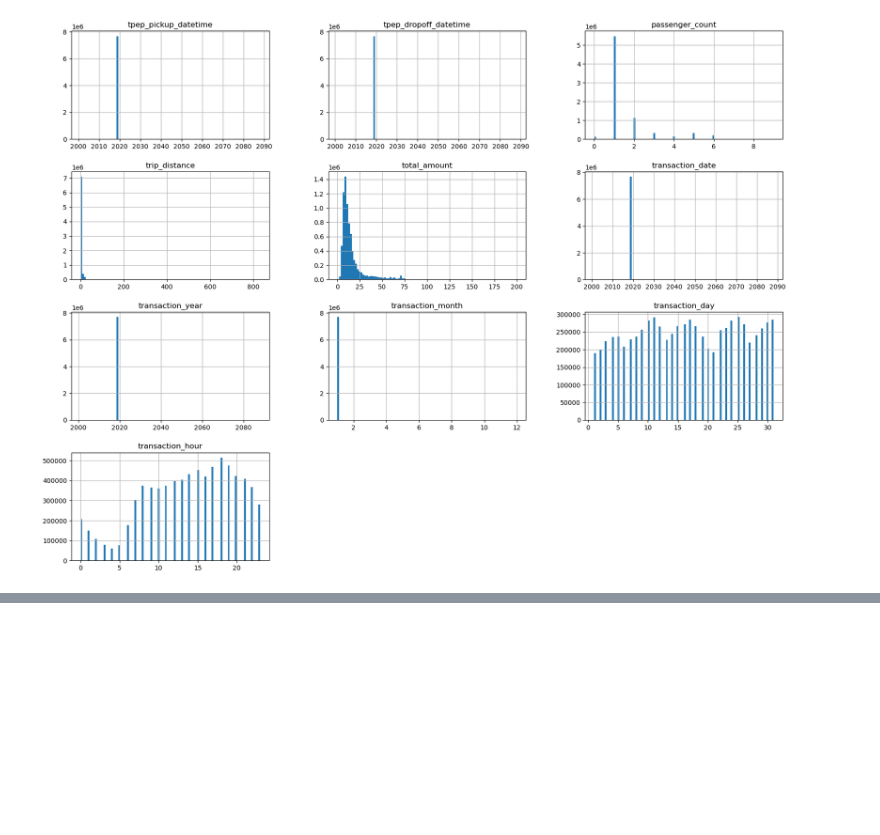
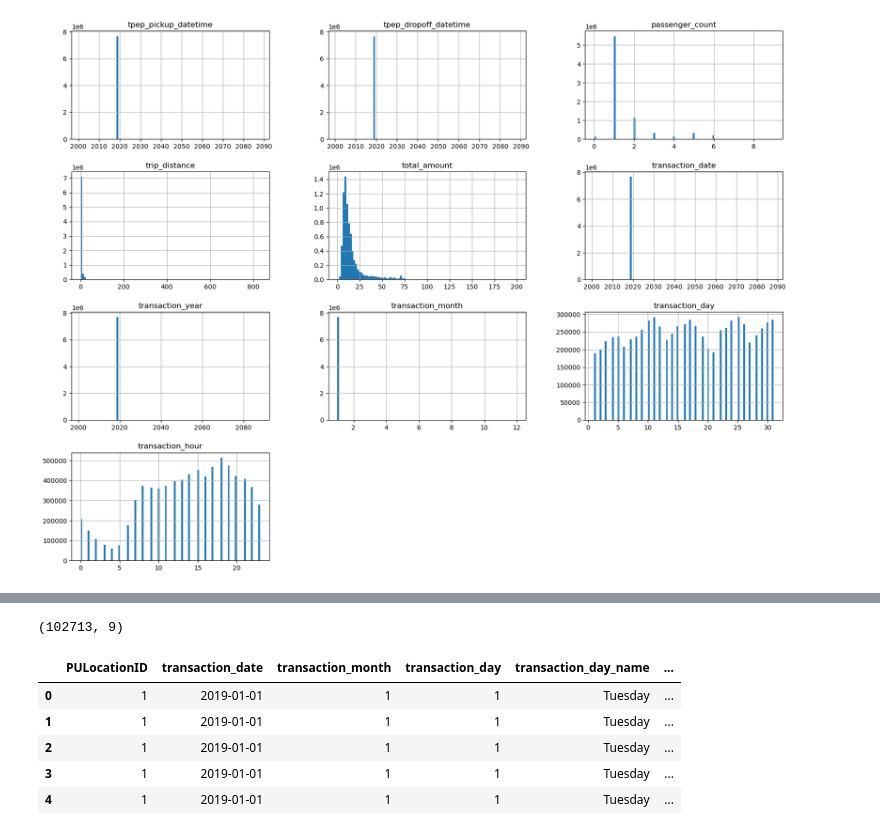
Before and after one commit to TinyHaitch/Taxi-Analysis, a Jupyter notebook: Untitled.ipynb, the cells around one changed output, grey strips where cells are left out. Saved outputs shown, nothing was run; the diff lists cells and outputs as text; code cells hidden in the pictures; blank space fills up the shorter version.

```diff
--- a/Untitled.ipynb
+++ b/Untitled.ipynb
@@ -319,0 +355,13 @@ taxi_data_prepared = taxi_data_prepared[taxi_data_prepared['transaction_month']
+# %%
+taxi_group_by_region = main_taxi_df.groupby(categorical_columns).mean().reset_index()
+taxi_group_by_region['count_of_transactions'] = main_taxi_df.groupby(categorical_columns).count().reset_index()['total_amount']
+print(taxi_group_by_region.shape)
+taxi_group_by_region.head()
+# %% [output]
+(102713, 9)
+|  | PULocationID | transaction_date | transaction_month | transaction_day | transaction_day_name | ... |
+| 0 | 1 | 2019-01-01 | 1 | 1 | Tuesday | ... |
+| 1 | 1 | 2019-01-01 | 1 | 1 | Tuesday | ... |
+| 2 | 1 | 2019-01-01 | 1 | 1 | Tuesday | ... |
+| 3 | 1 | 2019-01-01 | 1 | 1 | Tuesday | ... |
+| 4 | 1 | 2019-01-01 | 1 | 1 | Tuesday | ... |
```
Also changed, not shown: parts of 5 cells of this notebook.
